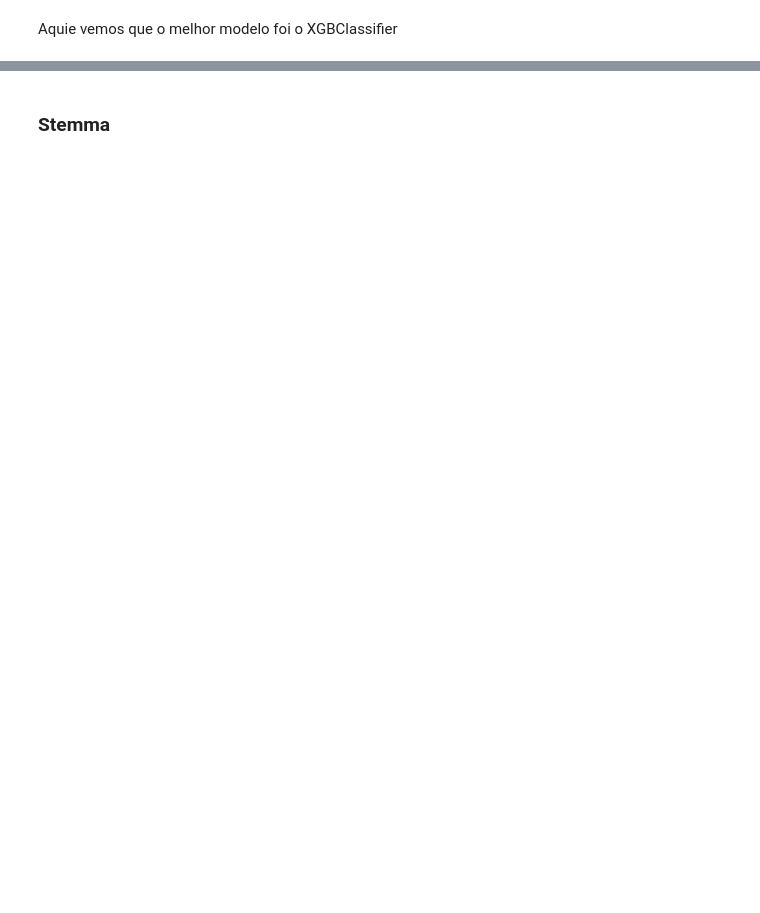
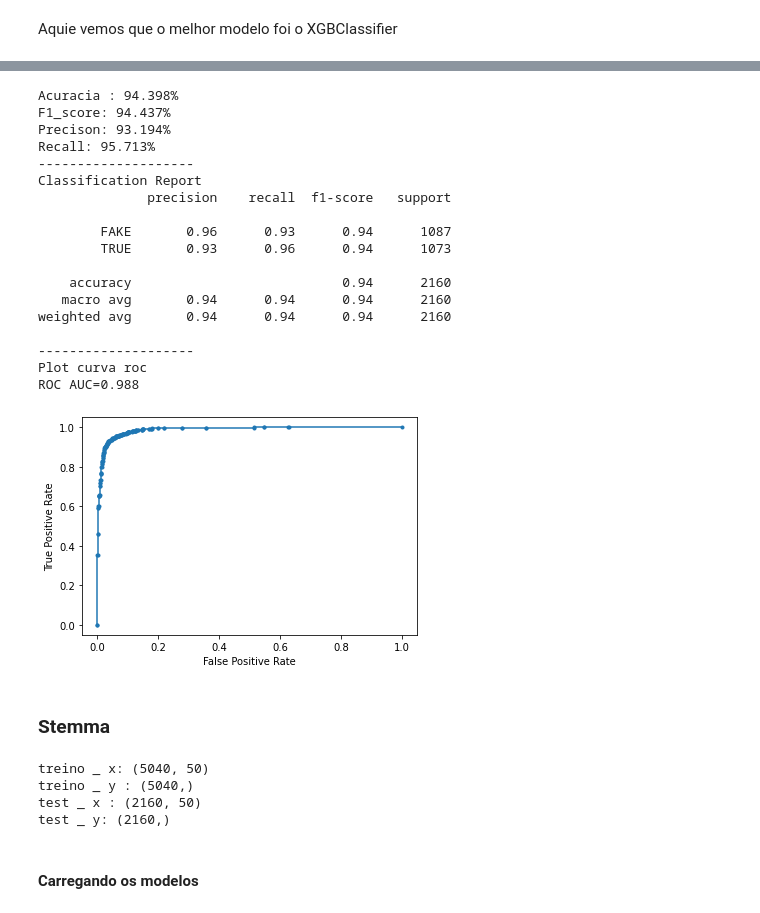
Before and after one commit to atlantico-academy/fake-news-rating, a Jupyter notebook: notebooks/03-comparative_analysis.ipynb, the cells around one changed output, grey strips where cells are left out. Saved outputs shown, nothing was run; the diff lists cells and outputs as text; code cells hidden in the pictures; blank space fills up the shorter version.

```diff
--- a/notebooks/03-comparative_analysis.ipynb
+++ b/notebooks/03-comparative_analysis.ipynb
@@ -714,3 +689,0 @@ Wall time: 2min 33s
-# %%
-best_model_xgb = XGBClassifier(**bayesSearch.best_params_)
-best_model_xgb.fit(x_train,y_train)
@@ -773,0 +690,13 @@ ROC AUC=0.990
+# %%
+param = {
+    'eta':[0.01,0.015, 0.025, 0.05, 0.1],
+    'gamma':[0.05,0.1,0.3,0.5,0.7,0.9,1.0],
+    'max_depth':[3, 5, 7, 9, 12, 15, 17, 25],
+    'min_child_weight':[1, 3, 5, 7],
+    'subsample':[0.6, 0.7, 0.8, 0.9, 1.0],
+    'colsample_bytree':[0.6, 0.7, 0.8, 0.9, 1.0],
+    'lambda':[0.01,0.1, 1.0],
+    'alpha':[0, 0.1, 0.5, 1.0],
+    'n_estimators':[x for x in range(20,81,10)]
+
+}
@@ -773,0 +717,3 @@ ROC AUC=0.990
+# %%
+best_model_xgb_WSW = XGBClassifier(**bayesSearch.best_params_)
+best_model_xgb_WSW.fit(x_train,y_train)
@@ -774,2 +753,37 @@ ROC AUC=0.990
+# %%
+y_pred = best_model_xgb_WSW.predict(x_test)
+probs =  best_model_xgb_WSW.predict_proba(x_test)
+build_score(y_pred,y_test,probs)
+# %% [output]
+Acuracia : 94.398%
+F1_score: 94.437%
+Precison: 93.194%
+Recall: 95.713%
+--------------------
+Classification Report
+              precision    recall  f1-score   support
+
+        FAKE       0.96      0.93      0.94      1087
+        TRUE       0.93      0.96      0.94      1073
+
+    accuracy                           0.94      2160
+   macro avg       0.94      0.94      0.94      2160
+weighted avg       0.94      0.94      0.94      2160
+
+--------------------
+Plot curva roc
+ROC AUC=0.988
+[figure, added]
 # %% [markdown]
 ### Stemma
+# %%
+x_train,x_test,y_train,y_test= make_data_for_machine_learning_tfidf(stemma,"text","label")
+print("treino _ x: {}".format(x_train.shape))
+print("treino _ y : {}".format(y_train.shape))
+print("test _ x : {}".format(x_test.shape))
+print("test _ y: {}".format(y_test.shape))
+# %% [output]
+treino _ x: (5040, 50)
+treino _ y : (5040,)
+test _ x : (2160, 50)
+test _ y: (2160,)
@@ -775,0 +794,2 @@ ROC AUC=0.990
+# %% [markdown]
+#### Carregando os modelos
```
Also changed, not shown: parts of 36 cells of this notebook.
